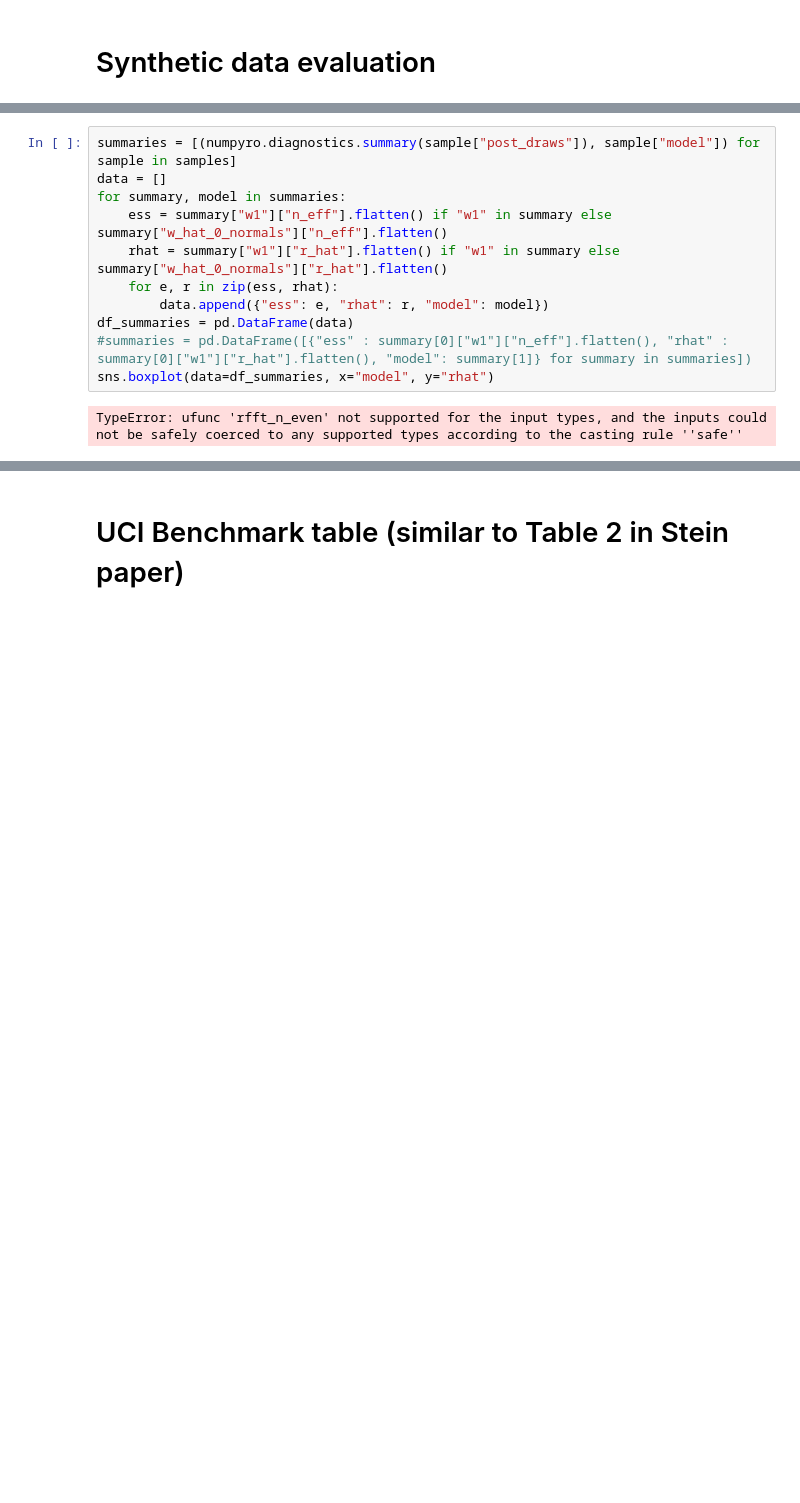
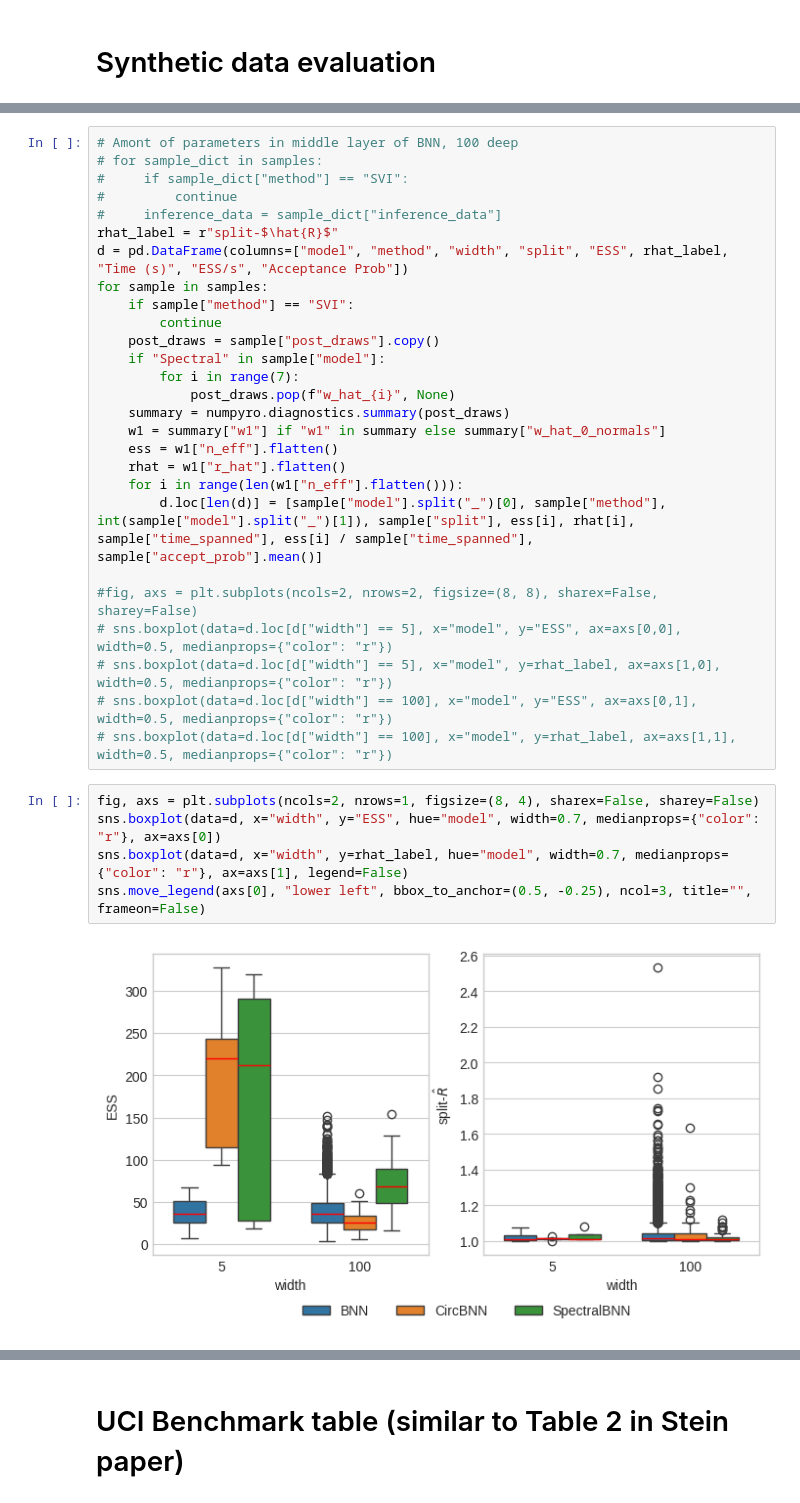
Before and after one commit to Snailed/thesis-code, a Jupyter notebook: notebooks/plot.ipynb, the cells around one changed output, grey strips where cells are left out. Saved outputs shown, nothing was run; the diff lists cells and outputs as text; blank space fills up the shorter version.

```diff
--- a/notebooks/plot.ipynb
+++ b/notebooks/plot.ipynb
@@ -342,13 +278,34 @@ fig.tight_layout()
-# %%
-summaries = [(numpyro.diagnostics.summary(sample["post_draws"]), sample["model"]) for sample in samples]
-data = []
-for summary, model in summaries:
-    ess = summary["w1"]["n_eff"].flatten() if "w1" in summary else summary["w_hat_0_normals"]["n_eff"].flatten()
-    rhat = summary["w1"]["r_hat"].flatten() if "w1" in summary else summary["w_hat_0_normals"]["r_hat"].flatten()
-    for e, r in zip(ess, rhat):
-        data.append({"ess": e, "rhat": r, "model": model})
-df_summaries = pd.DataFrame(data)
-#summaries = pd.DataFrame([{"ess" : summary[0]["w1"]["n_eff"].flatten(), "rhat" : summary[0]["w1"]["r_hat"].flatten(), "model": summary[1]} for summary in summaries])
-sns.boxplot(data=df_summaries, x="model", y="rhat")
-# %% [output]
-TypeError: ufunc 'rfft_n_even' not supported for the input types, and the inputs could not be safely coerced to any supported types according to the casting rule ''safe''
+# %%
+# Amont of parameters in middle layer of BNN, 100 deep
+# for sample_dict in samples:
+#     if sample_dict["method"] == "SVI":
+#         continue
+#     inference_data = sample_dict["inference_data"]
+rhat_label = r"split-$\hat{R}$"
+d = pd.DataFrame(columns=["model", "method", "width", "split", "ESS", rhat_label, "Time (s)", "ESS/s", "Acceptance Prob"])
+for sample in samples:
+    if sample["method"] == "SVI":
+        continue
+    post_draws = sample["post_draws"].copy()
+    if "Spectral" in sample["model"]:
+        for i in range(7):
+            post_draws.pop(f"w_hat_{i}", None)
+    summary = numpyro.diagnostics.summary(post_draws)
+    w1 = summary["w1"] if "w1" in summary else summary["w_hat_0_normals"]
+    ess = w1["n_eff"].flatten()
+    rhat = w1["r_hat"].flatten()
+    for i in range(len(w1["n_eff"].flatten())):
+        d.loc[len(d)] = [sample["model"].split("_")[0], sample["method"], int(sample["model"].split("_")[1]), sample["split"], ess[i], rhat[i], sample["time_spanned"], ess[i] / sample["time_spanned"], sample["accept_prob"].mean()]
+
+#fig, axs = plt.subplots(ncols=2, nrows=2, figsize=(8, 8), sharex=False, sharey=False)
+# sns.boxplot(data=d.loc[d["width"] == 5], x="model", y="ESS", ax=axs[0,0], width=0.5, medianprops={"color": "r"})
+# sns.boxplot(data=d.loc[d["width"] == 5], x="model", y=rhat_label, ax=axs[1,0], width=0.5, medianprops={"color": "r"})
+# sns.boxplot(data=d.loc[d["width"] == 100], x="model", y="ESS", ax=axs[0,1], width=0.5, medianprops={"color": "r"})
+# sns.boxplot(data=d.loc[d["width"] == 100], x="model", y=rhat_label, ax=axs[1,1], width=0.5, medianprops={"color": "r"})
+# %%
+fig, axs = plt.subplots(ncols=2, nrows=1, figsize=(8, 4), sharex=False, sharey=False)
+sns.boxplot(data=d, x="width", y="ESS", hue="model", width=0.7, medianprops={"color": "r"}, ax=axs[0])
+sns.boxplot(data=d, x="width", y=rhat_label, hue="model", width=0.7, medianprops={"color": "r"}, ax=axs[1], legend=False)
+sns.move_legend(axs[0], "lower left", bbox_to_anchor=(0.5, -0.25), ncol=3, title="", frameon=False)
+# %% [output]
+[figure, added]
```
Also changed, not shown: parts of 19 cells of this notebook, 6 other files.
